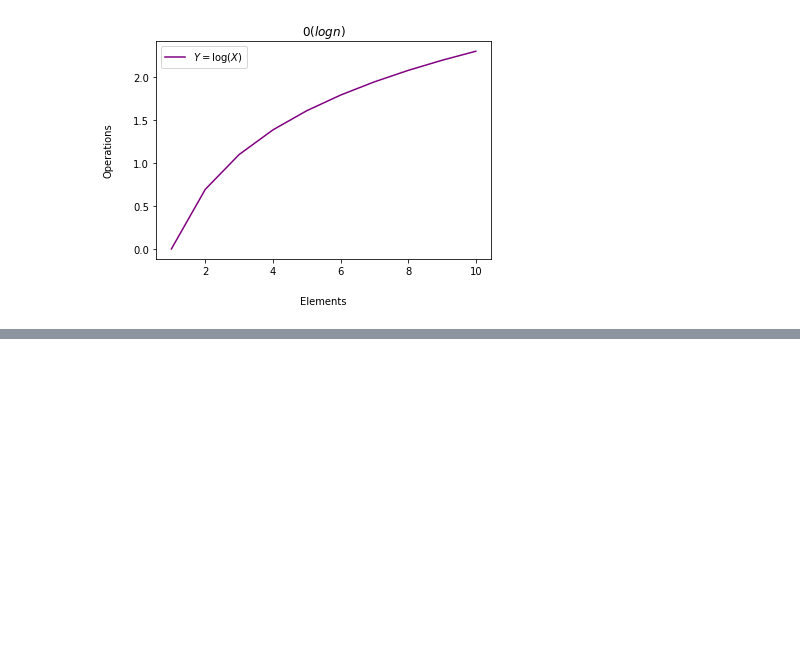
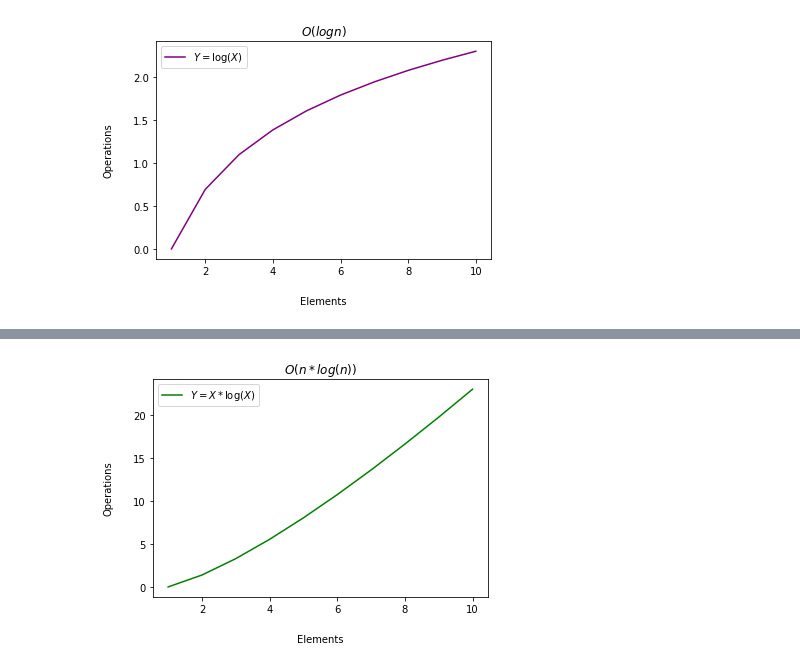
Before and after one commit to CSolitaire/numpy-pandas-visualization-exercises, a Jupyter notebook: big_o_notation.ipynb, the cells around one changed output, grey strips where cells are left out. Saved outputs shown, nothing was run; the diff lists cells and outputs as text; code cells hidden in the pictures; blank space fills up the shorter version.

```diff
--- a/big_o_notation.ipynb
+++ b/big_o_notation.ipynb
@@ -36,0 +49,12 @@ plt.show()
+# %%
+# y=x∗log(x) and label it "O(n log n)"
+x = [1,2,3,4,5,6,7,8,9,10]
+y = [(n * m.log(n)) for n in x]
+plt.plot(x,y, label= '$Y=X*\log(X)$', color ='green')
+plt.legend(loc = 'upper left')
+plt.title("$O(n*log(n))$")
+plt.xlabel('Elements', ha = 'center', labelpad = 20)
+plt.ylabel('Operations', ha = 'center', labelpad =20)
+plt.show()
+# %% [output]
+[figure, added]
```
Also changed, not shown: parts of 8 cells of this notebook.
